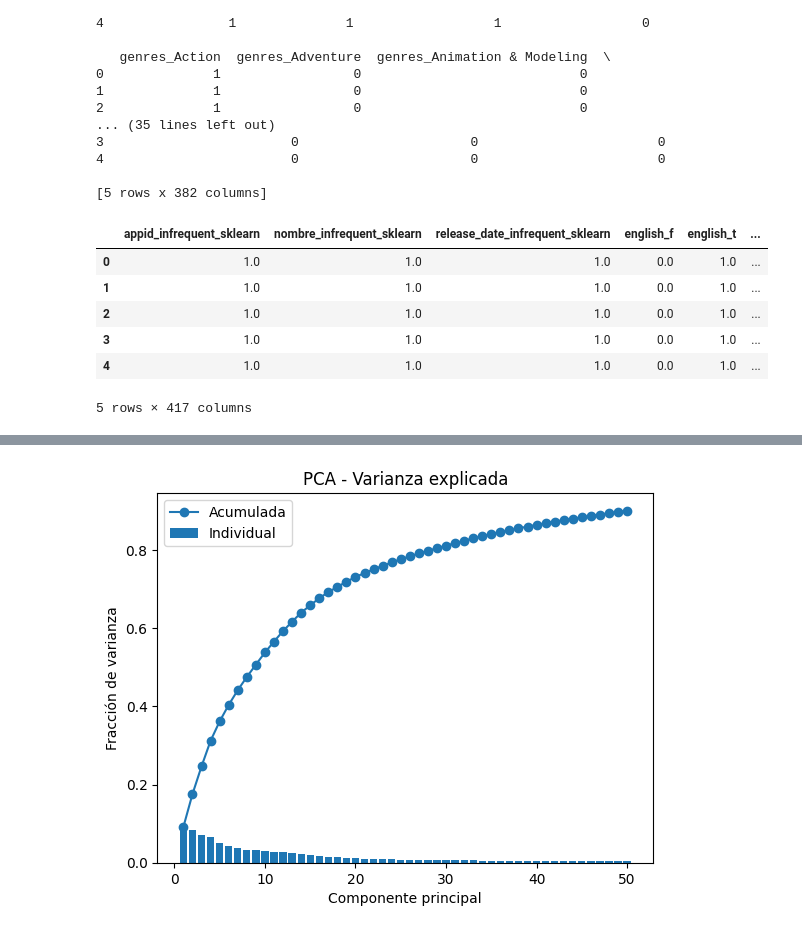
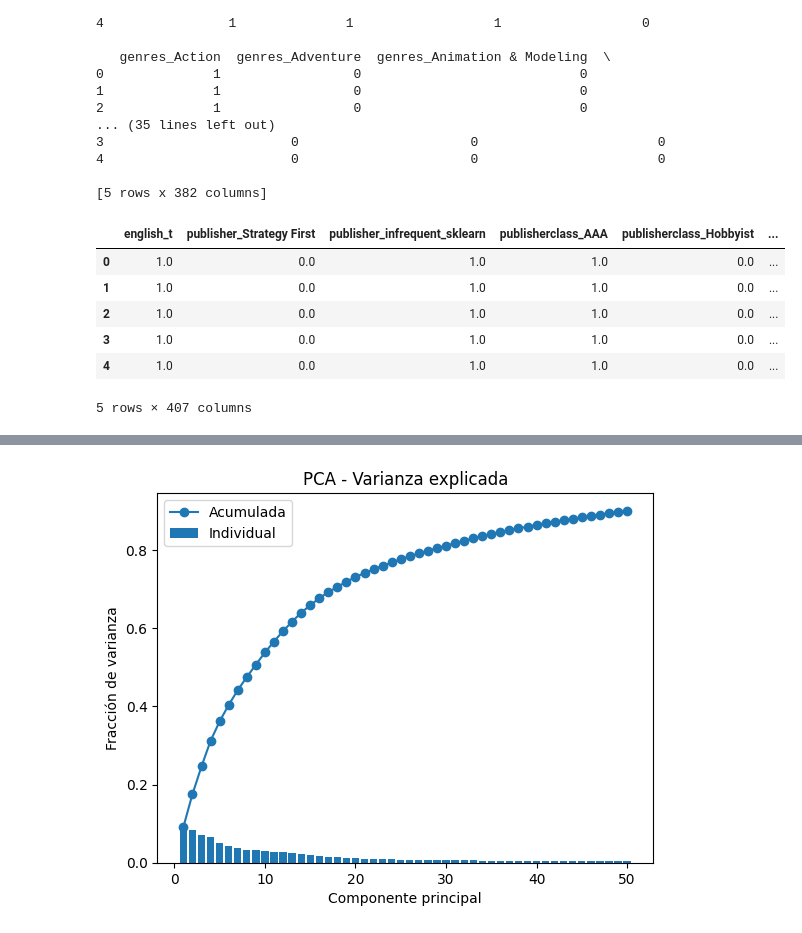
Before and after one commit to Checho-ramirijaz2014/proyecto_min, a Jupyter notebook: data_handler.ipynb, the cells around one changed output, grey strips where cells are left out. Drawn from its saved outputs; the diff is of its cells as text; code cells hidden in the pictures.

```diff
--- a/data_handler.ipynb
+++ b/data_handler.ipynb
@@ -143,25 +144,26 @@ Vista previa del DataFrame binarizado final:
 # %%
 encoder = OneHotEncoder(
     min_frequency=100, # Agrupa categorías que aparecen menos de 100 veces
     handle_unknown='ignore',
-    dtype=np.float32
+    dtype=np.float32,
+    drop="first"
 )
 
 result = encoder.fit_transform(df_cualitativo).toarray()
 
 column_names = encoder.get_feature_names_out(df_cualitativo.columns)
 
 data_scaled = pd.DataFrame(result, columns=column_names, index=df_cualitativo.index)
 df_encoded = pd.concat([data_scaled, df_cuantitativo, df_binarizado_total], axis=1)
 df_encoded.head()
 # %% [output]
-|  | appid_infrequent_sklearn | nombre_infrequent_sklearn | release_date_infrequent_sklearn | english_f | english_t | ... |
-| 0 | 1.0 | 1.0 | 1.0 | 0.0 | 1.0 | ... |
-| 1 | 1.0 | 1.0 | 1.0 | 0.0 | 1.0 | ... |
-| 2 | 1.0 | 1.0 | 1.0 | 0.0 | 1.0 | ... |
-| 3 | 1.0 | 1.0 | 1.0 | 0.0 | 1.0 | ... |
-| 4 | 1.0 | 1.0 | 1.0 | 0.0 | 1.0 | ... |
+|  | english_t | publisher_Strategy First | publisher_infrequent_sklearn | publisherclass_AAA | publisherclass_Hobbyist | ... |
+| 0 | 1.0 | 0.0 | 1.0 | 1.0 | 0.0 | ... |
+| 1 | 1.0 | 0.0 | 1.0 | 1.0 | 0.0 | ... |
+| 2 | 1.0 | 0.0 | 1.0 | 1.0 | 0.0 | ... |
+| 3 | 1.0 | 0.0 | 1.0 | 1.0 | 0.0 | ... |
+| 4 | 1.0 | 0.0 | 1.0 | 1.0 | 0.0 | ... |
-5 rows × 417 columns
+5 rows × 407 columns
 # %%
 scaler = MinMaxScaler()
 #Falta OneHotEncoder y lo que hice arriba con el multilabel (mañana lo termino antes de la reu)
```
Also changed, not shown: parts of 12 cells of this notebook.
